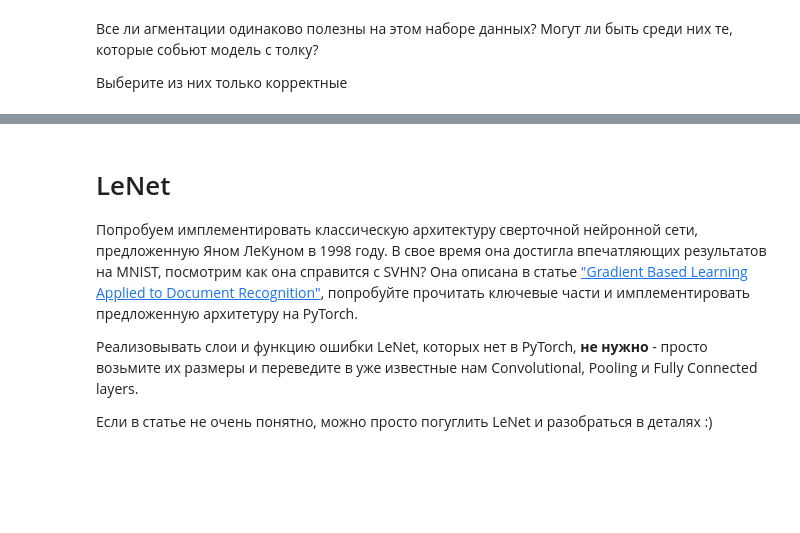
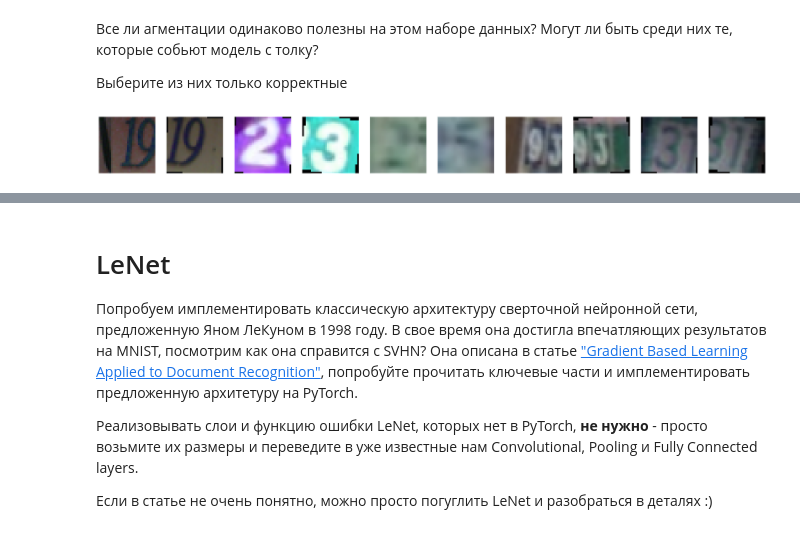
Before and after one commit to BearingBall/dlcourse_ai-master, a Jupyter notebook: assignments/assignment3/PyTorch_CNN.ipynb, the cells around one changed output, grey strips where cells are left out. Drawn from its saved outputs; the diff is of its cells as text; code cells hidden in the pictures; blank space fills up the shorter version.

```diff
--- a/assignments/assignment3/PyTorch_CNN.ipynb
+++ b/assignments/assignment3/PyTorch_CNN.ipynb
@@ -238,3 +246,37 @@ train_aug_loader = None
+# %%
+# TODO:
+tfs = transforms.Compose([
+    transforms.ColorJitter(hue=.20, saturation=.20),
+    transforms.RandomRotation(10, resample=PIL.Image.BILINEAR)
+])
+
+data_aug_vis = dset.SVHN('./',
+                       transform=tfs
+                      )
+
+plt.figure(figsize=(30, 3))
+
+for i, (x, y) in enumerate(data_aug_vis):
+    if i == 10:
+        break
+    plt.subplot(1, 10, i+1)
+    plt.grid(False)
+    plt.imshow(x)
+    plt.axis('off')
+
+tfs = transforms.Compose([
+    transforms.ColorJitter(hue=.20, saturation=.20),
+    transforms.RandomRotation(10, resample=PIL.Image.BILINEAR),
+    transforms.ToTensor(),
+    transforms.Normalize(mean=[0.43,0.44,0.47],
+                       std=[0.20,0.20,0.20])
+])
+
+
+train_aug_loader = torch.utils.data.DataLoader(data_aug_train, batch_size=batch_size,
+                                           sampler=train_sampler)
+# %% [output]
+[figure, added]
 # %%
 # Finally, let's train with augmentations!
 
```
Also changed, not shown: parts of 13 cells of this notebook.
